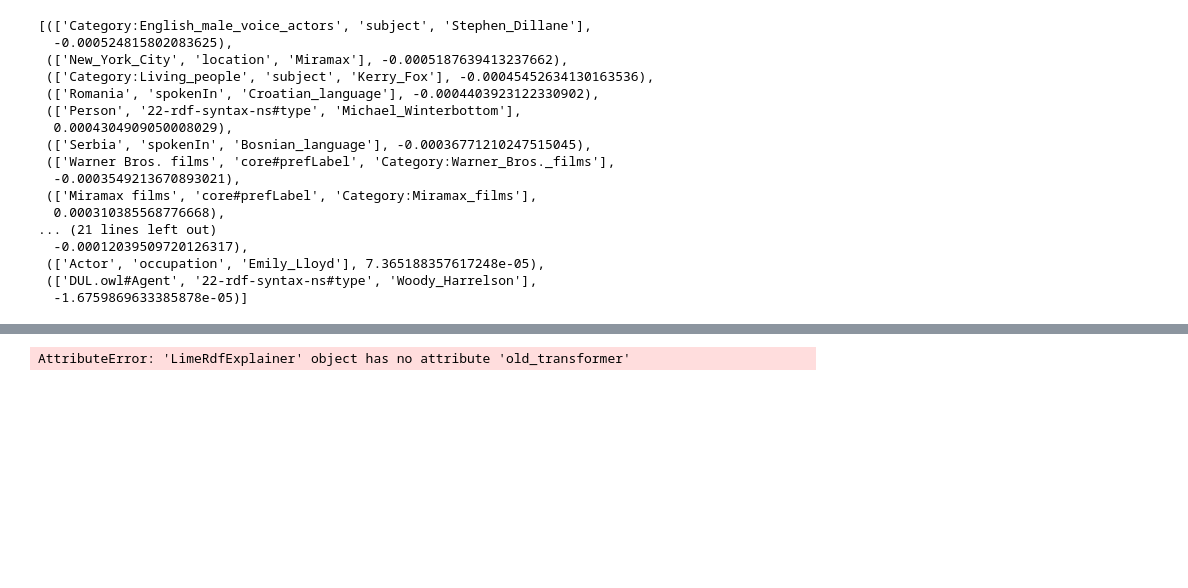
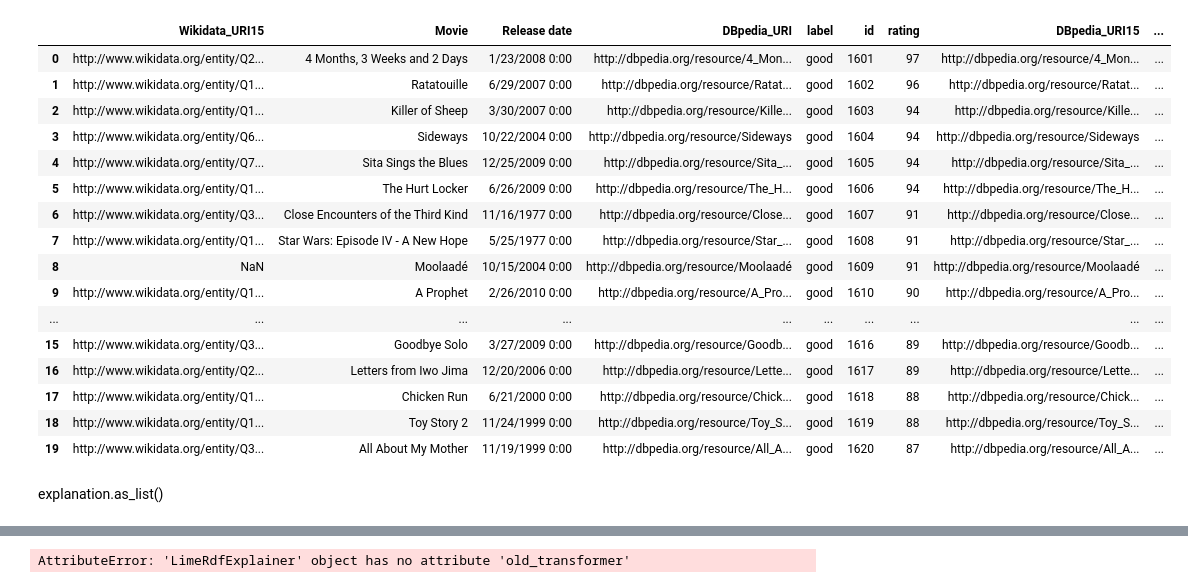
Before and after one commit to rgrenz/rdflime-util, a Jupyter notebook: notebooks/3_limetest.ipynb, the cells around one changed output, grey strips where cells are left out. Saved outputs shown, nothing was run; the diff lists cells and outputs as text; code cells hidden in the pictures; blank space fills up the shorter version.

```diff
--- a/notebooks/3_limetest.ipynb
+++ b/notebooks/3_limetest.ipynb
@@ -81,23 +114,25 @@ fig = explanation.as_pyplot_figure(figsize=figsize)
-# %%
-explanation.as_list()
-# %% [output]
-[(['Category:English_male_voice_actors', 'subject', 'Stephen_Dillane'],
-  -0.000524815802083625),
- (['New_York_City', 'location', 'Miramax'], -0.0005187639413237662),
- (['Category:Living_people', 'subject', 'Kerry_Fox'], -0.00045452634130163536),
- (['Romania', 'spokenIn', 'Croatian_language'], -0.0004403923122330902),
- (['Person', '22-rdf-syntax-ns#type', 'Michael_Winterbottom'],
-  0.0004304909050008029),
- (['Serbia', 'spokenIn', 'Bosnian_language'], -0.00036771210247515045),
- (['Warner Bros. films', 'core#prefLabel', 'Category:Warner_Bros._films'],
-  -0.0003549213670893021),
- (['Miramax films', 'core#prefLabel', 'Category:Miramax_films'],
-  0.000310385568776668),
-... (21 lines left out)
-  -0.00012039509720126317),
- (['Actor', 'occupation', 'Emily_Lloyd'], 7.365188357617248e-05),
- (['DUL.owl#Agent', '22-rdf-syntax-ns#type', 'Woody_Harrelson'],
-  -1.6759869633385878e-05)]
+# %%
+movieFull[:400].head(20)
+# %% [output]
+|  | Wikidata_URI15 | Movie | Release date | DBpedia_URI | label | id | rating | DBpedia_URI15 | ... |
+| 0 | http://www.wikidata.org/entity/Q2... | 4 Months, 3 Weeks and 2 Days | 1/23/2008 0:00 | http://dbpedia.org/resource/4_Mon... | good | 1601 | 97 | http://dbpedia.org/resource/4_Mon... | ... |
+| 1 | http://www.wikidata.org/entity/Q1... | Ratatouille | 6/29/2007 0:00 | http://dbpedia.org/resource/Ratat... | good | 1602 | 96 | http://dbpedia.org/resource/Ratat... | ... |
+| 2 | http://www.wikidata.org/entity/Q1... | Killer of Sheep | 3/30/2007 0:00 | http://dbpedia.org/resource/Kille... | good | 1603 | 94 | http://dbpedia.org/resource/Kille... | ... |
+| 3 | http://www.wikidata.org/entity/Q6... | Sideways | 10/22/2004 0:00 | http://dbpedia.org/resource/Sideways | good | 1604 | 94 | http://dbpedia.org/resource/Sideways | ... |
+| 4 | http://www.wikidata.org/entity/Q7... | Sita Sings the Blues | 12/25/2009 0:00 | http://dbpedia.org/resource/Sita_... | good | 1605 | 94 | http://dbpedia.org/resource/Sita_... | ... |
+| 5 | http://www.wikidata.org/entity/Q1... | The Hurt Locker | 6/26/2009 0:00 | http://dbpedia.org/resource/The_H... | good | 1606 | 94 | http://dbpedia.org/resource/The_H... | ... |
+| 6 | http://www.wikidata.org/entity/Q3... | Close Encounters of the Third Kind | 11/16/1977 0:00 | http://dbpedia.org/resource/Close... | good | 1607 | 91 | http://dbpedia.org/resource/Close... | ... |
+| 7 | http://www.wikidata.org/entity/Q1... | Star Wars: Episode IV - A New Hope | 5/25/1977 0:00 | http://dbpedia.org/resource/Star_... | good | 1608 | 91 | http://dbpedia.org/resource/Star_... | ... |
+| 8 | NaN | Moolaadé | 10/15/2004 0:00 | http://dbpedia.org/resource/Moolaadé | good | 1609 | 91 | http://dbpedia.org/resource/Moolaadé | ... |
+| 9 | http://www.wikidata.org/entity/Q1... | A Prophet | 2/26/2010 0:00 | http://dbpedia.org/resource/A_Pro... | good | 1610 | 90 | http://dbpedia.org/resource/A_Pro... | ... |
+| ... | ... | ... | ... | ... | ... | ... | ... | ... | ... |
+| 15 | http://www.wikidata.org/entity/Q3... | Goodbye Solo | 3/27/2009 0:00 | http://dbpedia.org/resource/Goodb... | good | 1616 | 89 | http://dbpedia.org/resource/Goodb... | ... |
+| 16 | http://www.wikidata.org/entity/Q2... | Letters from Iwo Jima | 12/20/2006 0:00 | http://dbpedia.org/resource/Lette... | good | 1617 | 89 | http://dbpedia.org/resource/Lette... | ... |
+| 17 | http://www.wikidata.org/entity/Q1... | Chicken Run | 6/21/2000 0:00 | http://dbpedia.org/resource/Chick... | good | 1618 | 88 | http://dbpedia.org/resource/Chick... | ... |
+| 18 | http://www.wikidata.org/entity/Q1... | Toy Story 2 | 11/24/1999 0:00 | http://dbpedia.org/resource/Toy_S... | good | 1619 | 88 | http://dbpedia.org/resource/Toy_S... | ... |
+| 19 | http://www.wikidata.org/entity/Q3... | All About My Mother | 11/19/1999 0:00 | http://dbpedia.org/resource/All_A... | good | 1620 | 87 | http://dbpedia.org/resource/All_A... | ... |
+# %% [markdown]
+explanation.as_list()
 # %%
 pd.DataFrame(labels).plot()
 
```
Also changed, not shown: parts of 15 cells of this notebook, 3 other files.
